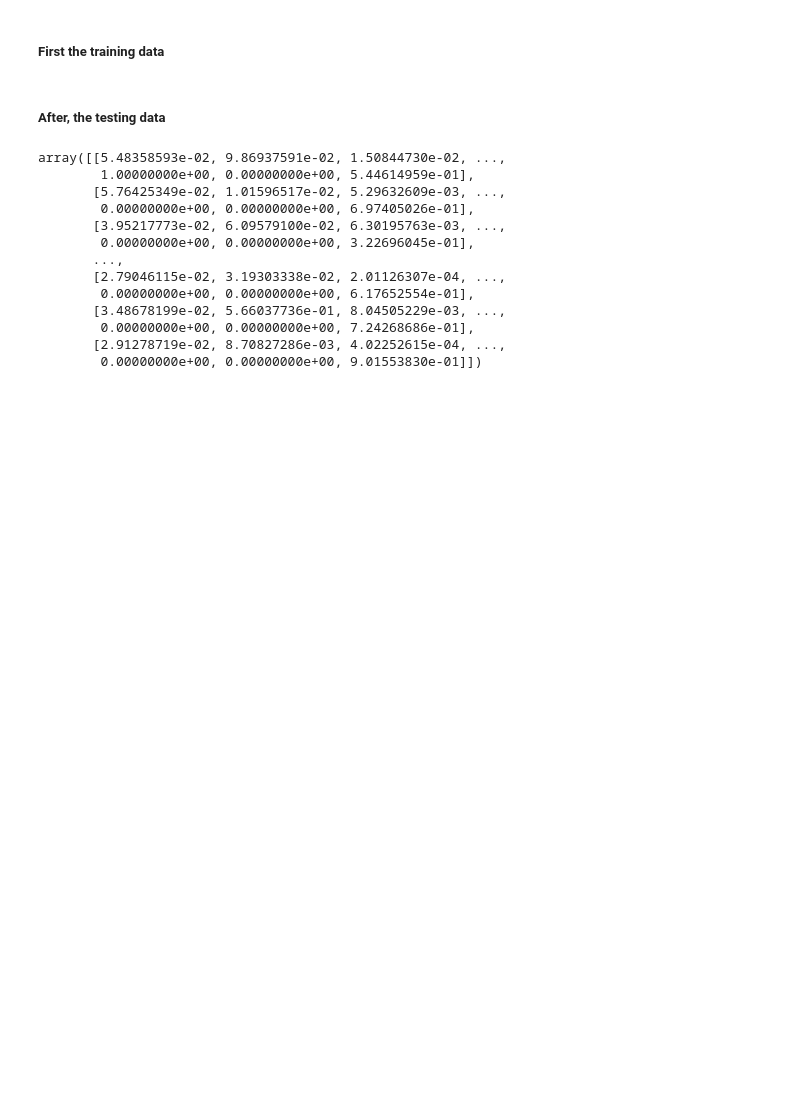
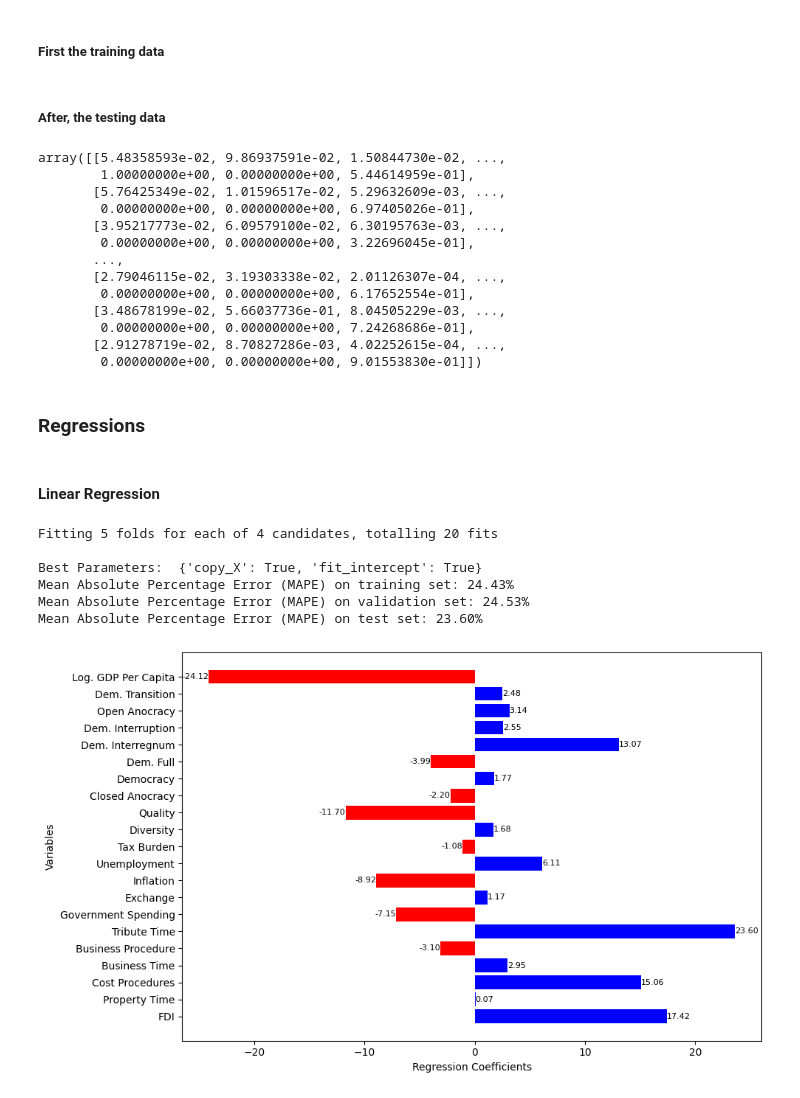
Before and after one commit to joaosilvafelix19/pred_se_ml, a Jupyter notebook: regressions_MAPE.ipynb, the cells around one changed output. Drawn from its saved outputs; the diff is of its cells as text; code cells hidden in the pictures; blank space fills up the shorter version.

```diff
--- a/regressions_MAPE.ipynb
+++ b/regressions_MAPE.ipynb
@@ -224,3 +224,82 @@ array([[5.48358593e-02, 9.86937591e-02, 1.50844730e-02, ...,
         0.00000000e+00, 0.00000000e+00, 7.24268686e-01],
        [2.91278719e-02, 8.70827286e-03, 4.02252615e-04, ...,
         0.00000000e+00, 0.00000000e+00, 9.01553830e-01]])
+# %% [markdown]
+### Regressions
+# %% [markdown]
+#### Linear Regression
+# %%
+from sklearn.linear_model import LinearRegression
+
+# Params set
+linear_param_grid = {
+    'fit_intercept': [True, False],
+    'copy_X':[True, False]
+}
+
+# Create a linear regression model
+linear_model = LinearRegression()
+
+# Perform Grid Search with cross-validation
+linear_grid_search = GridSearchCV(linear_model,
+                                  linear_param_grid,
+                                  scoring='neg_mean_absolute_percentage_error',
+                                  cv=5,
+                                  verbose=3,
+                                  n_jobs=-1)
+
+# Fitting the model
+linear_grid_search.fit(X_train_scaled, y_train)
+
+# Print the best parameters
+print("\nBest Parameters: ", linear_grid_search.best_params_)
+
+# Get the best model
+linear_best_model = linear_grid_search.best_estimator_
+
+# Predictions and evaluations on training set
+y_train_pred = linear_grid_search.predict(X_train_scaled)
+mape_train = np.mean(np.abs((y_train - y_train_pred) / y_train)) * 100
+print(f'Mean Absolute Percentage Error (MAPE) on training set: {mape_train:.2f}%')
+
+# Predictions and evaluations on validation set
+y_pred = linear_grid_search.predict(X_valid_scaled)
+mape = np.mean(np.abs((y_valid - y_pred) / y_valid)) * 100
+print(f'Mean Absolute Percentage Error (MAPE) on validation set: {mape:.2f}%')
+
+# Predictions and evaluations on test set
+y_test_pred = linear_grid_search.predict(X_test_scaled)
+mape_test = np.mean(np.abs((y_test - y_test_pred) / y_test)) * 100
+print(f'Mean Absolute Percentage Error (MAPE) on test set: {mape_test:.2f}%')
+# %% [output]
+Fitting 5 folds for each of 4 candidates, totalling 20 fits
+
+Best Parameters:  {'copy_X': True, 'fit_intercept': True}
+Mean Absolute Percentage Error (MAPE) on training set: 24.43%
+Mean Absolute Percentage Error (MAPE) on validation set: 24.53%
+Mean Absolute Percentage Error (MAPE) on test set: 23.60%
+# %%
+coeficientes = linear_best_model.coef_
+colors = ['red' if coef < 0 else 'blue' for coef in coeficientes]
+plt.figure(figsize=(10, 6))
+
+
+variables_names = X_train.columns.tolist()
+
+plt.barh(variables_names, coeficientes, color=colors)
+plt.xlabel('Regression Coefficients')
+plt.ylabel('Variables')
+
+
+for i, coef in enumerate(coeficientes):
+    if coef < 0:
+        plt.text(coef, i, f'{coef:.2f}', ha='right', va='center', color='black', fontsize=8)
+    else:
+        plt.text(coef, i, f'{coef:.2f}', ha='left', va='center', color='black', fontsize=8)
+
+plt.tight_layout()
+
+
+plt.show()
+# %% [output]
+[figure, added]
```
